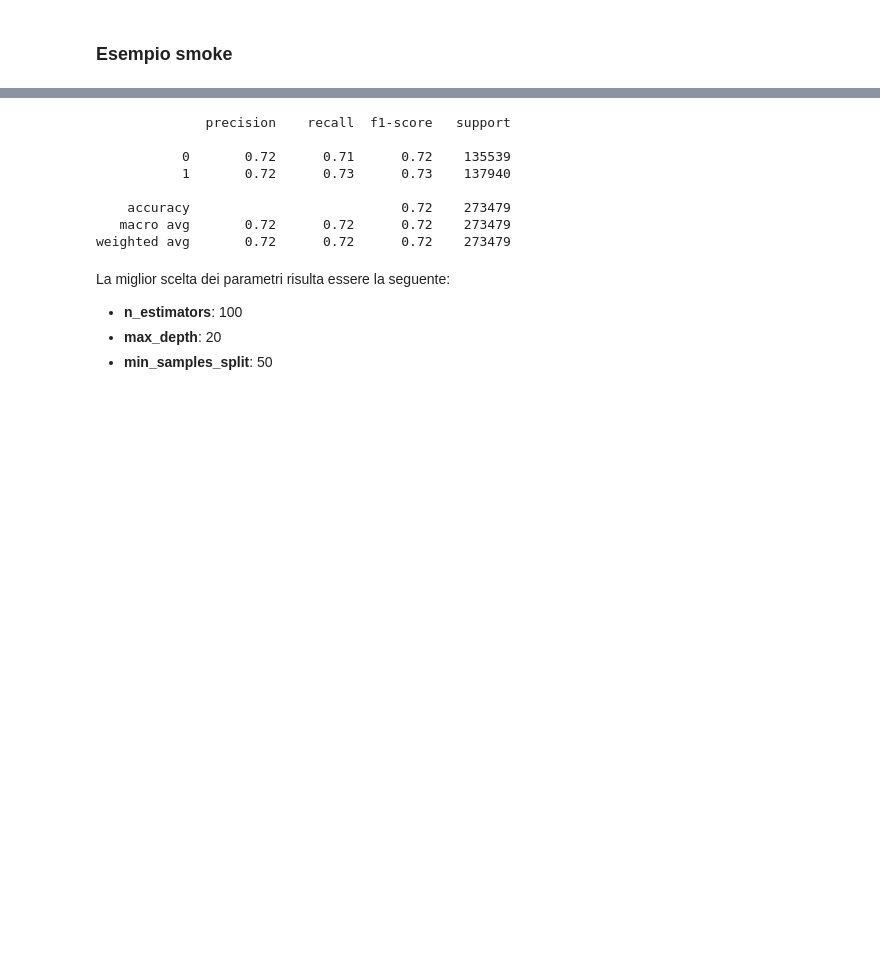
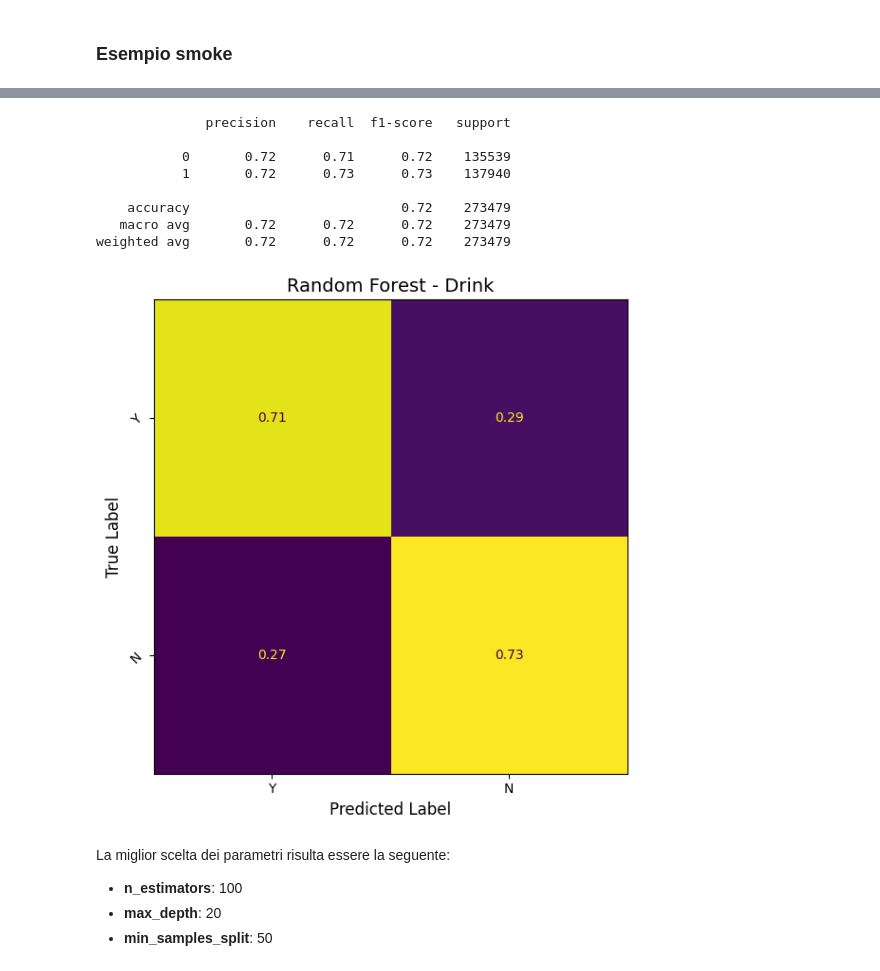
Before and after one commit to marcodeano/ML_project_2025, a Jupyter notebook: random_forest_classifier_base_model.ipynb, the cells around one changed output, grey strips where cells are left out. Drawn from its saved outputs; the diff is of its cells as text; code cells hidden in the pictures; blank space fills up the shorter version.

```diff
--- a/random_forest_classifier_base_model.ipynb
+++ b/random_forest_classifier_base_model.ipynb
@@ -52,18 +47,20 @@ weighted avg       0.69      0.69      0.69    273479
 # %%
 forest = RandomForestClassifier(random_state=42)
 forest.fit(X_train_d, y_train_d)
 y_pred_rf_d = forest.predict(X_test_d)
 report = classification_report(y_test_d, y_pred_rf_d)
 print(report)
+plot_confusion_matrix(y_test_d, y_pred_rf_d, display_labels=["Y", "N"], title="Random Forest - Drink")
 # %% [output]
               precision    recall  f1-score   support
 
            0       0.72      0.71      0.72    135539
            1       0.72      0.73      0.73    137940
 
     accuracy                           0.72    273479
    macro avg       0.72      0.72      0.72    273479
 weighted avg       0.72      0.72      0.72    273479
+[figure, added]
 # %%
 # Procediamo con il selezionare un paio di parametri e combinarli tra loro per vedere quale modello ottiene i risultati migliori
 
```
Also changed, not shown: parts of 7 cells of this notebook, 3 other files.
